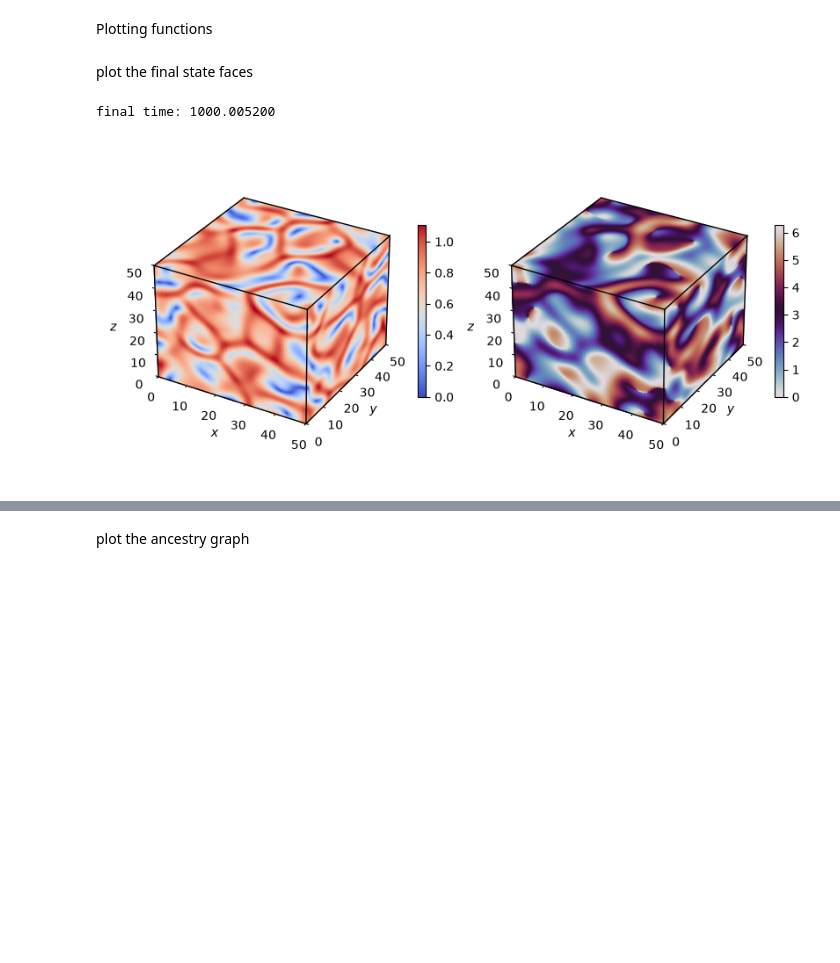
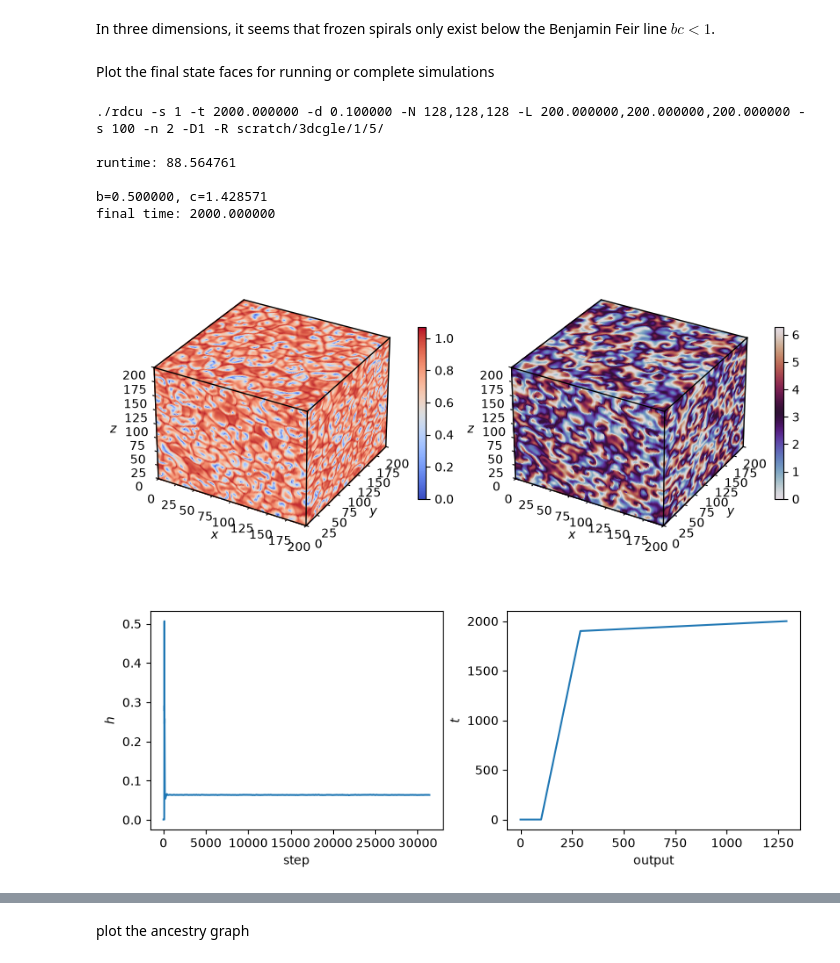
Before and after one commit to znicolaou/rdcu, a Jupyter notebook: plotlines.ipynb, the cells around one changed output, grey strips where cells are left out. Drawn from its saved outputs; the diff is of its cells as text; code cells hidden in the pictures; blank space fills up the shorter version.

```diff
--- a/plotlines.ipynb
+++ b/plotlines.ipynb
@@ -1,15 +1,10 @@
 # %%
+import animate as an
+import makelines as ml
 import numpy as np
 from matplotlib import pyplot as plt
-from matplotlib.cm import ScalarMappable
-from matplotlib.colors import Normalize
-from matplotlib import colormaps
 import timeit
-from multiprocess import Pool
 from IPython.display import Video,display
 import networkx as nx
 import os
 import pickle
-colors=plt.rcParams['axes.prop_cycle'].by_key()['color']
-# %% [markdown]
-Plotting functions
@@ -137,20 +11,57 @@ def makeplot(n,show=False,save=True):
+# %% [markdown]
+In three dimensions, it seems that frozen spirals only exist below the Benjamin Feir line $bc<1$.
 # %% [markdown]
-plot the final state faces
+Plot the final state faces for running or complete simulations
 # %%
-Ns=[128,128,128]
-Ls=[50.,50.,50.]
+Ns=np.array([128,128,128])
+Ls=np.array([200.,200.,200.])
 N=np.prod(Ns)
 
-filebase='data/3dcgle/2/5/'
-ys=np.fromfile('%sfs.dat'%(filebase),dtype=float)[:2*N].reshape([2]+Ns)
+filebase='scratch/3dcgle/1/5/'
+
+file=open('%s.out'%(filebase),'r')
+sts=file.readlines()
+file.close()
+print(sts[0])
+print(sts[-1])
+file=open('%scoupling.dat'%(filebase),'r')
+sts=file.readlines()
+file.close()
+b=-float(sts[5].split(',')[0])
+c=float(sts[18].split(',')[0])
+print('b=%f, c=%f'%(b,c))
+ys=np.fromfile('%sfs.dat'%(filebase),dtype=float)[:2*N].reshape([2]+Ns.tolist())
 ts=np.fromfile('%stimes.dat'%(filebase),dtype=float)
+hs=np.fromfile('%ssteps.dat'%(filebase),dtype=float)
 
 print("final time: %f"%(ts[-1]))
 faces=[[ys[:,0,:,:],ys[:,:,0,:],ys[:,:,:,0],ys[:,-1,:,:],ys[:,:,-1,:],ys[:,:,:,-1]]]
+Rmax=np.max(np.linalg.norm(faces,axis=2))
 lines=None
 n=0
 
-makeplot(n,show=True,save=False)
+an.makeplot(n, Ns, Ls, faces=faces, lines=lines, Rmax=Rmax, show=True, save=False)
+
+ts=np.fromfile('%stimes.dat'%(filebase),dtype=float)
+hs=np.fromfile('%ssteps.dat'%(filebase),dtype=float)
+
+plt.subplots(1,2,figsize=(8,3),layout='constrained')
+plt.subplot(1,2,1)
+plt.plot(hs)
+# plt.yscale('log')
+plt.xlabel('step')
+plt.ylabel(r'$h$')
+plt.subplot(1,2,2)
+plt.plot(ts)
+plt.xlabel('output')
+plt.ylabel(r'$t$')
+plt.show()
 # %% [output]
-final time: 1000.005200
+./rdcu -s 1 -t 2000.000000 -d 0.100000 -N 128,128,128 -L 200.000000,200.000000,200.000000 -s 100 -n 2 -D1 -R scratch/3dcgle/1/5/
+
+runtime: 88.564761
+
+b=0.500000, c=1.428571
+final time: 2000.000000
-[figure, old version]
+[figure, new version]
+[figure, added]
```
Also changed, not shown: parts of 12 cells of this notebook, 9 other files.
